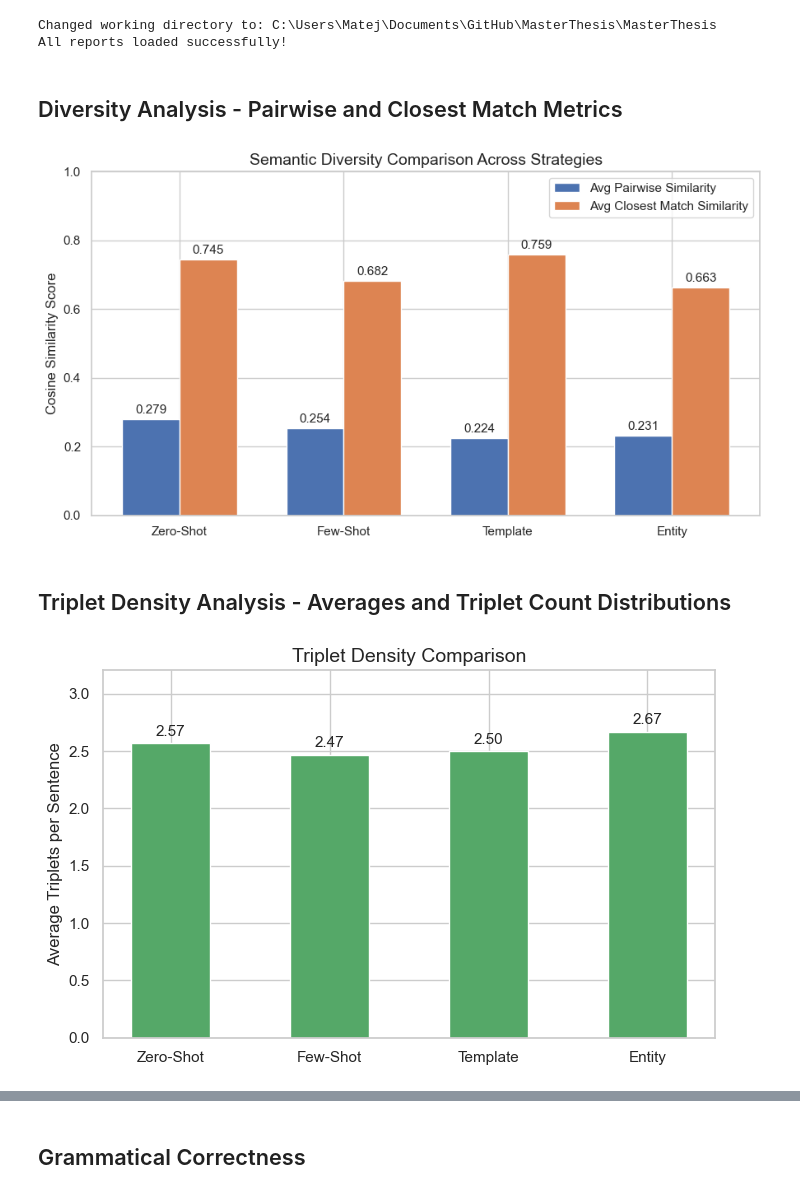
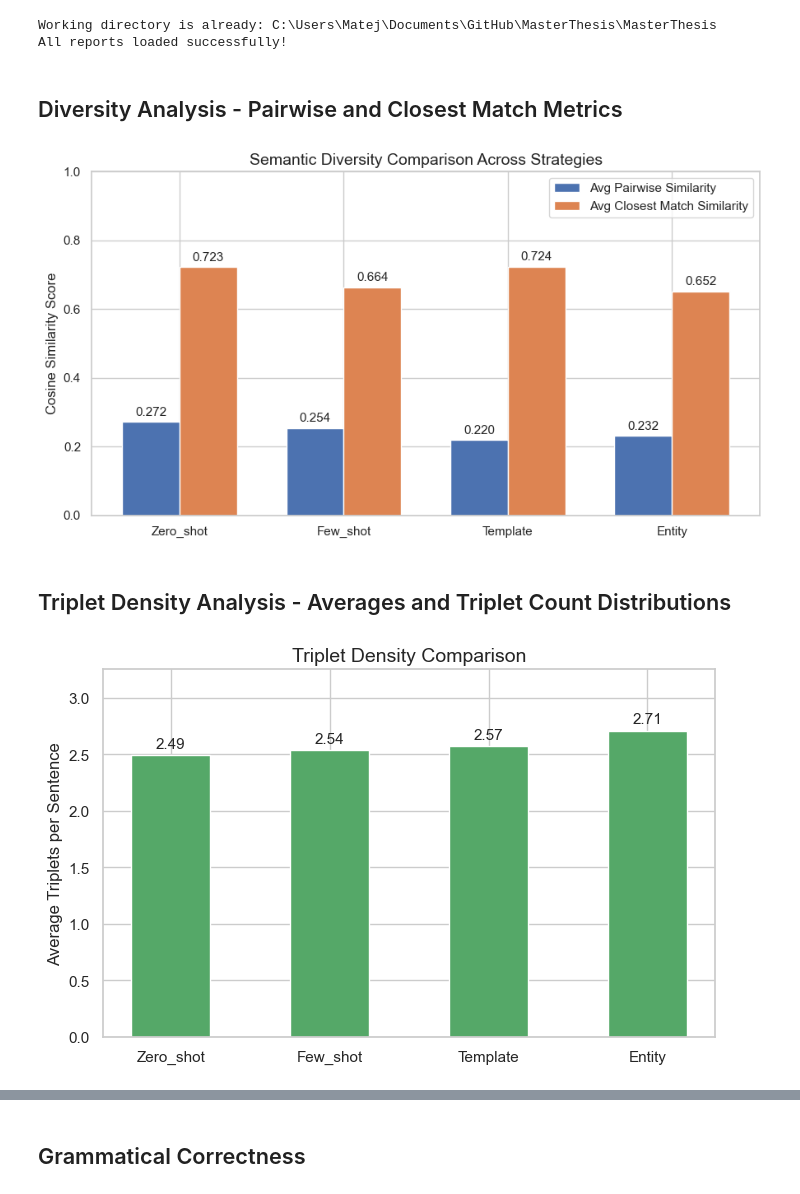
Before and after one commit to MatejPriesol/synthetic-financial-text-generation, a Jupyter notebook: notebooks/plot_results.ipynb, the cells around one changed output, grey strips where cells are left out. Cells and saved outputs as stored; diff of their text form; code cells hidden in the pictures.

```diff
--- a/notebooks/plot_results.ipynb
+++ b/notebooks/plot_results.ipynb
@@ -21,18 +21,18 @@ else:
     print(f"Working directory is already: {Path.cwd()}")
 
 # CONFIG
-zero_shot_path = "data/04_reports/zero_shot_exp.json"
-few_shot_path  = "data/04_reports/few_shot_exp.json"
-template_path  = "data/04_reports/template_exp.json"
-entity_path    = "data/04_reports/entity_exp.json"
+zero_shot_1_7_path  = "data/04_reports/zero_shot_temp_1_7.json"
+few_shot_1_7_path  = "data/04_reports/few_shot_temp_1_7.json"
+template_1_7_path  = "data/04_reports/template_temp_1_7.json"
+entity_1_7_path  = "data/04_reports/entity_temp_1_7.json"
 
 # Load the reports into a centralized dictionary
 reports = {}
 paths = {
-    "Zero-Shot": zero_shot_path,
-    "Few-Shot": few_shot_path,
-    "Template": template_path,
-    "Entity": entity_path
+    "Zero_shot": zero_shot_1_7_path,
+    "Few_shot": few_shot_1_7_path,
+    "Template": template_1_7_path,
+    "Entity": entity_1_7_path,
 }
 
 for strategy, path in paths.items():
@@ -40,40 +40,40 @@ for strategy, path in paths.items():
         reports[strategy] = json.load(f)
 
 print("All reports loaded successfully!")
+
+strategies = ["Zero_shot", "Few_shot", "Template", "Entity"]
 # %% [output]
-Changed working directory to: C:\Users\Matej\Documents\GitHub\MasterThesis\MasterThesis
+Working directory is already: C:\Users\Matej\Documents\GitHub\MasterThesis\MasterThesis
 All reports loaded successfully!
 # %% [markdown]
 ## Diversity Analysis - Pairwise and Closest Match Metrics
 # %%
-strategies = ["Zero-Shot", "Few-Shot", "Template", "Entity"]
-
 # Extract metrics
 avg_pairwise = [reports[s]["Diversity"]["all_pairs_similarity"]["avg_pairwise_sim"] for s in strategies]
 avg_closest  = [reports[s]["Diversity"]["closest_match_similarity"]["avg_closest_match"] for s in strategies]
 
 x = np.arange(len(strategies))
 width = 0.35
 
 fig, ax = plt.subplots(figsize=(9, 5))
 rects1 = ax.bar(x - width/2, avg_pairwise, width, label='Avg Pairwise Similarity', color='#4c72b0')
 rects2 = ax.bar(x + width/2, avg_closest, width, label='Avg Closest Match Similarity', color='#dd8452')
 
 ax.set_ylabel('Cosine Similarity Score')
 ax.set_title('Semantic Diversity Comparison Across Strategies')
 ax.set_xticks(x)
 ax.set_xticklabels(strategies)
 ax.set_ylim(0, 1.0)
 ax.legend()
 
 # Add value labels on top of the bars
 ax.bar_label(rects1, padding=3, fmt='%.3f')
 ax.bar_label(rects2, padding=3, fmt='%.3f')
 
 plt.tight_layout()
 plt.show()
 # %% [output]
-[figure, old version]
+[figure, new version]
 # %% [markdown]
 ## Triplet Density Analysis - Averages and Triplet Count Distributions
 # %%
@@ -91,7 +91,7 @@ ax.bar_label(bars, padding=3, fmt='%.2f')
 plt.tight_layout()
 plt.show()
 # %% [output]
-[figure, old version]
+[figure, new version]
 # %%
 fig, axes = plt.subplots(2, 2, figsize=(12, 9), sharex=True, sharey=True)
 axes = axes.flatten()
```
Also changed, not shown: parts of 3 cells of this notebook, 29 other files.
